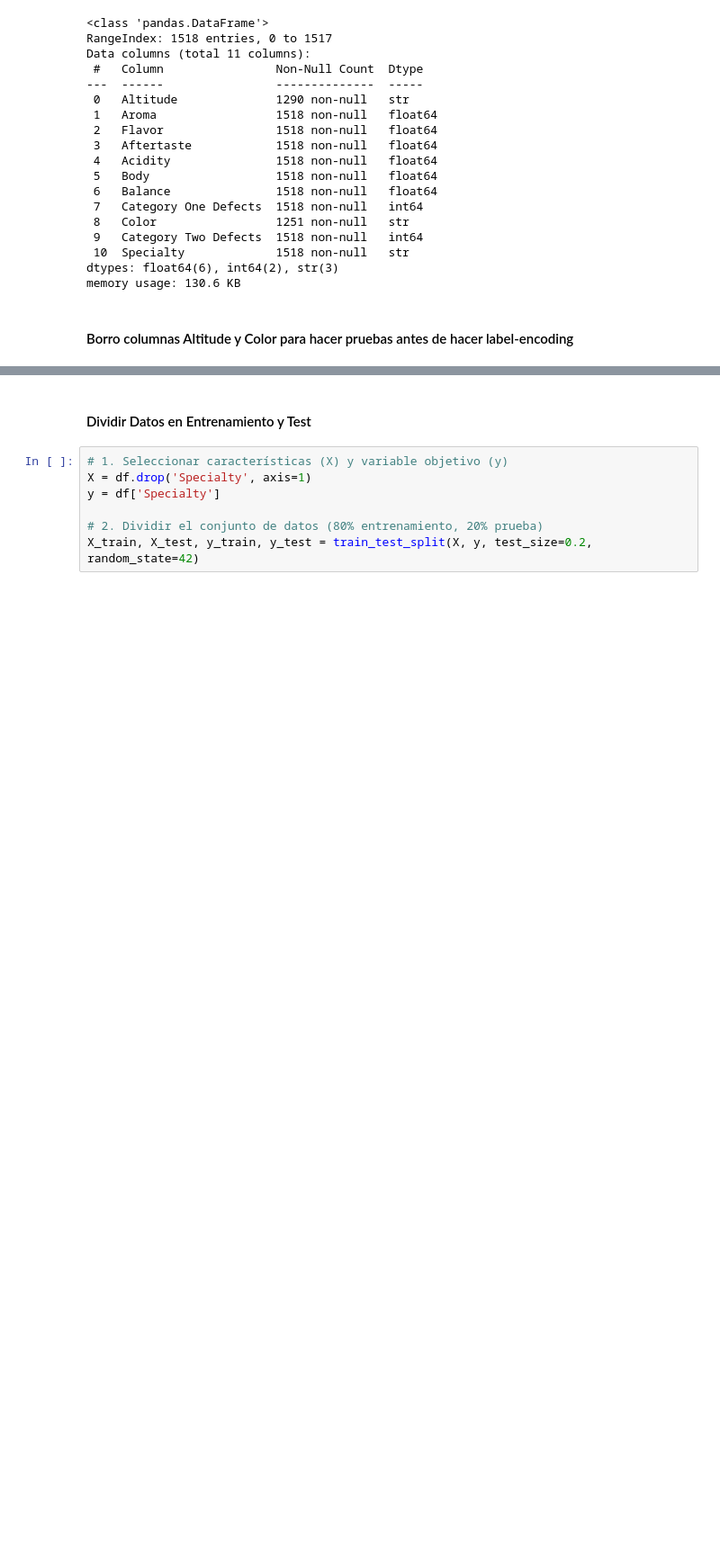
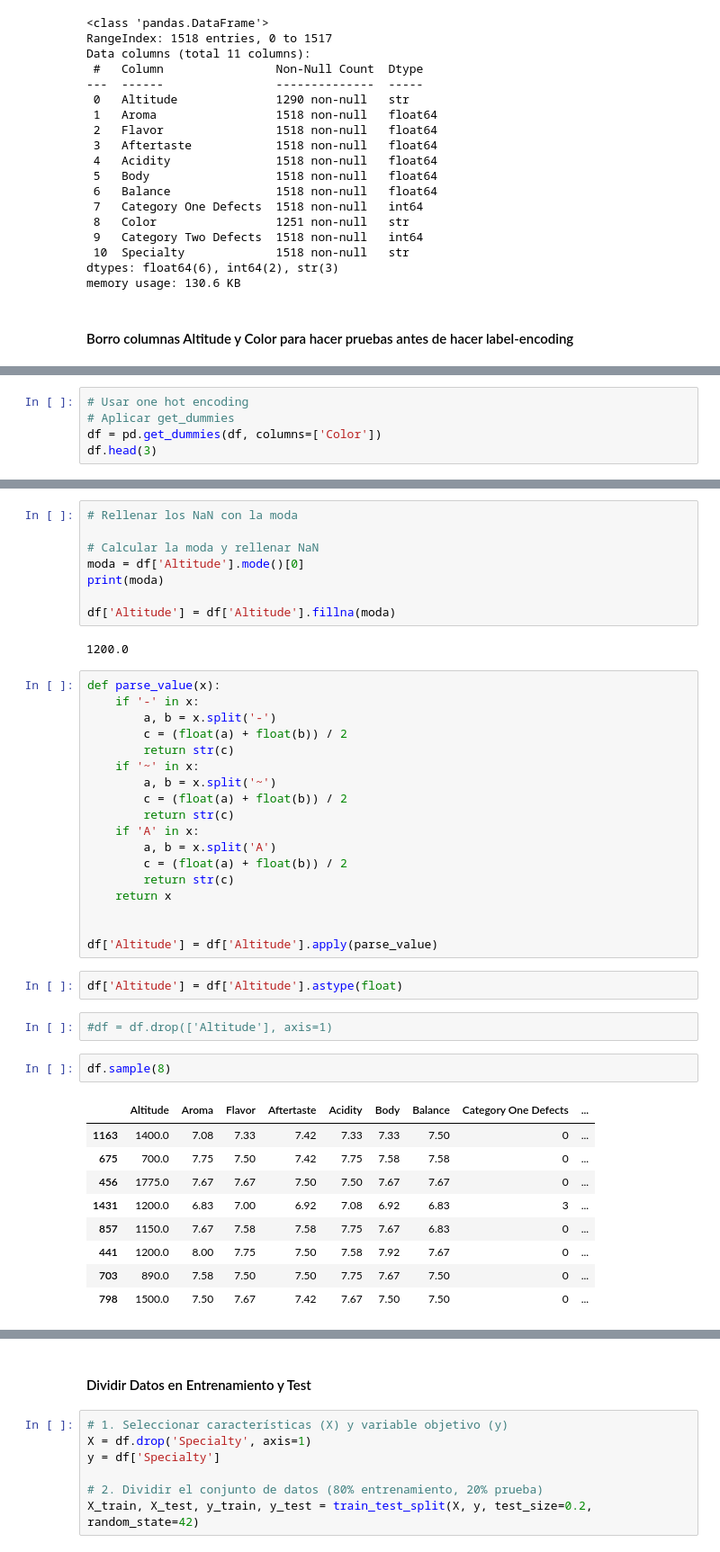
Before and after one commit to Bootcamp-IA-P6/Proyecto6_Grupo1, a Jupyter notebook: models/Arbol-Decision.ipynb, the cells around one changed output, grey strips where cells are left out. Shown at 90% size. Cells and saved outputs as stored; diff of their text form; blank space fills up the shorter version.

```diff
--- a/models/Arbol-Decision.ipynb
+++ b/models/Arbol-Decision.ipynb
@@ -58,0 +102,5 @@ df = df.drop(['Altitude', 'Color'], axis=1)
+# %%
+# Usar one hot encoding
+# Aplicar get_dummies
+df = pd.get_dummies(df, columns=['Color'])
+df.head(3)
@@ -58,0 +149,44 @@ df = df.drop(['Altitude', 'Color'], axis=1)
+# %%
+# Rellenar los NaN con la moda
+
+# Calcular la moda y rellenar NaN
+moda = df['Altitude'].mode()[0]
+print(moda)
+
+df['Altitude'] = df['Altitude'].fillna(moda)
+# %% [output]
+1200.0
+# %%
+def parse_value(x):
+    if '-' in x:
+        a, b = x.split('-')
+        c = (float(a) + float(b)) / 2
+        return str(c)
+    if '~' in x:
+        a, b = x.split('~')
+        c = (float(a) + float(b)) / 2
+        return str(c)
+    if 'A' in x:
+        a, b = x.split('A')
+        c = (float(a) + float(b)) / 2
+        return str(c)
+    return x
+
+
+df['Altitude'] = df['Altitude'].apply(parse_value)
+# %%
+df['Altitude'] = df['Altitude'].astype(float)
+# %%
+#df = df.drop(['Altitude'], axis=1)
+# %%
+df.sample(8)
+# %% [output]
+|  | Altitude | Aroma | Flavor | Aftertaste | Acidity | Body | Balance | Category One Defects | ... |
+| 1163 | 1400.0 | 7.08 | 7.33 | 7.42 | 7.33 | 7.33 | 7.50 | 0 | ... |
+| 675 | 700.0 | 7.75 | 7.50 | 7.42 | 7.75 | 7.58 | 7.58 | 0 | ... |
+| 456 | 1775.0 | 7.67 | 7.67 | 7.50 | 7.50 | 7.67 | 7.67 | 0 | ... |
+| 1431 | 1200.0 | 6.83 | 7.00 | 6.92 | 7.08 | 6.92 | 6.83 | 3 | ... |
+| 857 | 1150.0 | 7.67 | 7.58 | 7.58 | 7.75 | 7.67 | 6.83 | 0 | ... |
+| 441 | 1200.0 | 8.00 | 7.75 | 7.50 | 7.58 | 7.92 | 7.67 | 0 | ... |
+| 703 | 890.0 | 7.58 | 7.50 | 7.50 | 7.75 | 7.67 | 7.50 | 0 | ... |
+| 798 | 1500.0 | 7.50 | 7.67 | 7.42 | 7.67 | 7.50 | 7.50 | 0 | ... |
```
Also changed, not shown: parts of 26 cells of this notebook, 2 other files.
